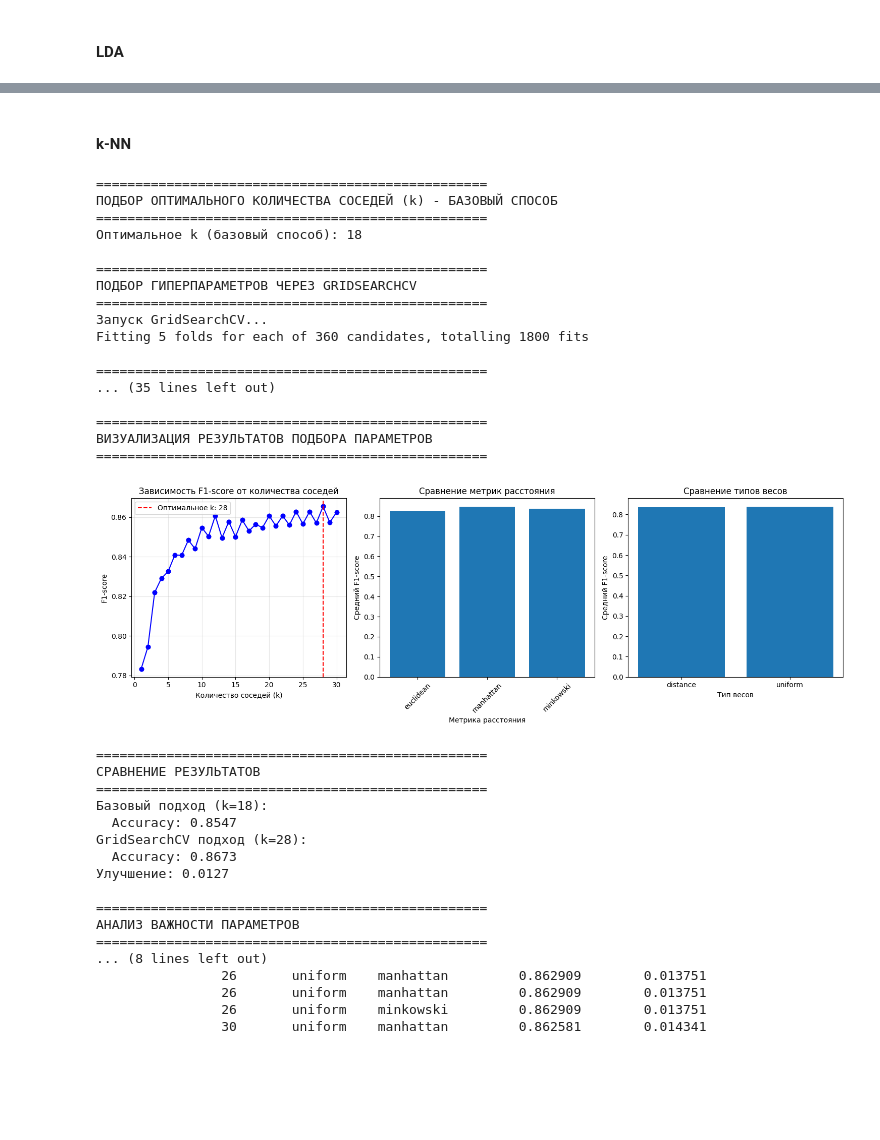
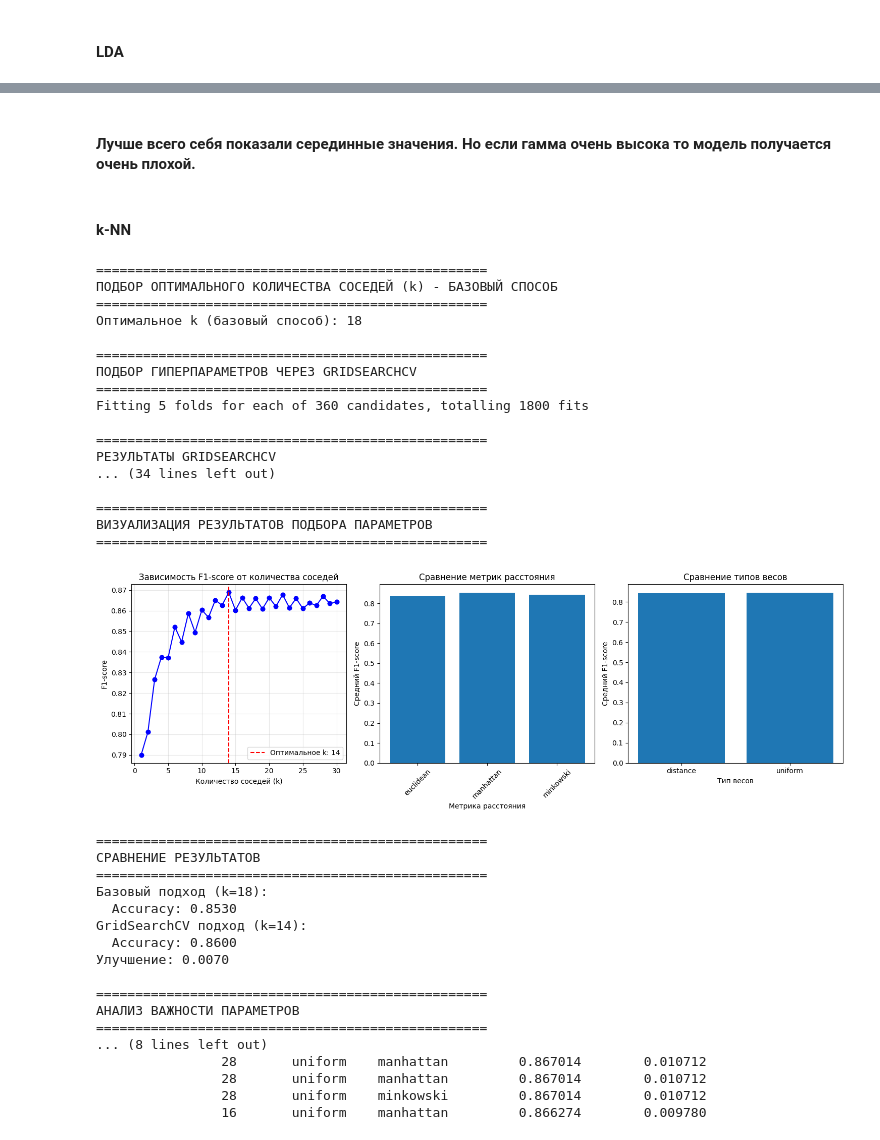
Before and after one commit to maxoncheeg/machine_learning, a Jupyter notebook: сlassification/main.ipynb, the cells around one changed output, grey strips where cells are left out. Saved outputs shown, nothing was run; the diff lists cells and outputs as text; code cells hidden in the pictures; blank space fills up the shorter version.

```diff
--- a/сlassification/main.ipynb
+++ b/сlassification/main.ipynb
@@ -932,18 +1095,16 @@ ROC-AUC: 0.9375
+# %% [markdown]
+#### Лучше всего себя показали серединные значения. Но если гамма очень высока то модель получается очень плохой.
 # %% [markdown]
 #### **k-NN**
 # %%
-
-
 X_train, X_test, y_train, y_test = train_test_split(
-    kNN_data, y, test_size=0.3, random_state=42, stratify=y
+    kNN_data, y, test_size=0.2, random_state=42, stratify=y
 )
 
-# Масштабирование признаков (ВАЖНО для k-NN!)
 scaler = StandardScaler()
 X_train_scaled = scaler.fit_transform(X_train)
 X_test_scaled = scaler.transform(X_test)
 
-# ПОДБОР ОПТИМАЛЬНОГО K БАЗОВЫМ СПОСОБОМ
 print("\n" + "="*50)
 print("ПОДБОР ОПТИМАЛЬНОГО КОЛИЧЕСТВА СОСЕДЕЙ (k) - БАЗОВЫЙ СПОСОБ")
 print("="*50)
@@ -962,16 +1123,13 @@ for k in k_range:
     train_scores.append(train_score)
     test_scores.append(test_score)
 
-# Находим оптимальное k
 optimal_k = k_range[np.argmax(test_scores)]
 print(f"Оптимальное k (базовый способ): {optimal_k}")
 
-# ПОДБОР ГИПЕРПАРАМЕТРОВ ЧЕРЕЗ GRIDSEARCHCV
 print("\n" + "="*50)
 print("ПОДБОР ГИПЕРПАРАМЕТРОВ ЧЕРЕЗ GRIDSEARCHCV")
 print("="*50)
 
-# Определяем сетку параметров
 param_grid = {
     'n_neighbors': range(1, 31),  # больше значений k
     'weights': ['uniform', 'distance'],  # тип весов
@@ -984,16 +1142,14 @@ grid_search = GridSearchCV(
     KNeighborsClassifier(),
     param_grid,
     cv=5,  # 5-кратная кросс-валидация
-    scoring='f1_weighted',  # можно изменить на 'accuracy', 'precision', 'recall'
+    scoring='f1_weighted',
     n_jobs=-1,  # использовать все ядра процессора
     verbose=1  # вывод прогресса
 )
 
-# Запускаем поиск
-print("Запуск GridSearchCV...")
 grid_search.fit(X_train_scaled, y_train)
 
-# Выводим результаты
+
 print("\n" + "="*50)
 print("РЕЗУЛЬТАТЫ GRIDSEARCHCV")
 print("="*50)
@@ -1001,27 +1157,22 @@ print("="*50)
 print(f"Лучшие параметры: {grid_search.best_params_}")
 print(f"Лучшая оценка (F1-weighted): {grid_search.best_score_:.4f}")
 
-# ОБУЧЕНИЕ ФИНАЛЬНОЙ МОДЕЛИ С ЛУЧШИМИ ПАРАМЕТРАМИ
 print("\n" + "="*50)
 print("ОБУЧЕНИЕ ФИНАЛЬНОЙ k-NN МОДЕЛИ")
 print("="*50)
 
-# Используем лучшие параметры из GridSearchCV
 knn_model = grid_search.best_estimator_
 knn_model.fit(X_train_scaled, y_train)
 
-# Предсказания на тестовых данных
 y_pred = knn_model.predict(X_test_scaled)
 y_pred_proba = knn_model.predict_proba(X_test_scaled)
 
-# ОЦЕНКА КАЧЕСТВА МОДЕЛИ
 print("\n" + "="*50)
 print("ОЦЕНКА КАЧЕСТВА МОДЕЛИ")
 print("="*50)
 
 from sklearn.metrics import accuracy_score, precision_score, recall_score, f1_score
 
-# Базовые метрики
 accuracy = accuracy_score(y_test, y_pred)
 precision = precision_score(y_test, y_pred)
 recall = recall_score(y_test, y_pred)
@@ -1032,20 +1183,17 @@ print(f"Precision: {precision:.4f}")
 print(f"Recall: {recall:.4f}")
 print(f"F1-Score: {f1:.4f}")
 
-# Детальный отчет
 print("\n" + "="*30)
 print("ДЕТАЛЬНЫЙ ОТЧЕТ КЛАССИФИКАЦИИ")
 print("="*30)
 print(classification_report(y_test, y_pred))
 
-# Матрица ошибок
 print("\n" + "="*30)
 print("МАТРИЦА ОШИБОК")
 print("="*30)
 cm = confusion_matrix(y_test, y_pred)
 print(cm)
 
-# ВИЗУАЛИЗАЦИЯ РЕЗУЛЬТАТОВ GRIDSEARCH
 print("\n" + "="*50)
 print("ВИЗУАЛИЗАЦИЯ РЕЗУЛЬТАТОВ ПОДБОРА ПАРАМЕТРОВ")
 print("="*50)
@@ -1053,18 +1201,14 @@ print("="*50)
 import matplotlib.pyplot as plt
 import pandas as pd
 
-# Создаем DataFrame с результатами
 results_df = pd.DataFrame(grid_search.cv_results_)
 
-# Визуализация зависимости от n_neighbors
 plt.figure(figsize=(15, 5))
 
-# График 1: Зависимость от количества соседей
 plt.subplot(1, 3, 1)
 best_weights = grid_search.best_params_['weights']
 best_metric = grid_search.best_params_['metric']
 
-# Фильтруем результаты для лучших weights и metric
 filtered_results = results_df[
     (results_df['param_weights'] == best_weights) &
     (results_df['param_metric'] == best_metric)
@@ -1079,7 +1223,6 @@ plt.title('Зависимость F1-score от количества сосед
 plt.legend()
 plt.grid(True, alpha=0.3)
 
-# График 2: Сравнение метрик расстояния
 plt.subplot(1, 3, 2)
 metric_scores = results_df.groupby('param_metric')['mean_test_score'].mean()
 plt.bar(metric_scores.index, metric_scores.values)
@@ -1088,7 +1231,6 @@ plt.ylabel('Средний F1-score')
 plt.title('Сравнение метрик расстояния')
 plt.xticks(rotation=45)
 
-# График 3: Сравнение типов весов
 plt.subplot(1, 3, 3)
 weight_scores = results_df.groupby('param_weights')['mean_test_score'].mean()
 plt.bar(weight_scores.index, weight_scores.values)
@@ -1099,7 +1241,6 @@ plt.title('Сравнение типов весов')
 plt.tight_layout()
 plt.show()
 
-# Сравнение с базовым подходом
 print("\n" + "="*50)
 print("СРАВНЕНИЕ РЕЗУЛЬТАТОВ")
 print("="*50)
@@ -1115,52 +1256,50 @@ grid_score = knn_model.score(X_test_scaled, y_test)
 print(f"  Accuracy: {grid_score:.4f}")
 
 improvement = grid_score - base_score
 print(f"Улучшение: {improvement:.4f}")
 
-# Анализ важности параметров
 print("\n" + "="*50)
 print("АНАЛИЗ ВАЖНОСТИ ПАРАМЕТРОВ")
 print("="*50)
 
-# Топ-10 комбинаций параметров
 top_10_results = results_df.nlargest(10, 'mean_test_score')[
     ['param_n_neighbors', 'param_weights', 'param_metric', 'mean_test_score', 'std_test_score']
 ]
 print("Топ-10 лучших комбинаций параметров:")
 print(top_10_results.to_string(index=False))
 # %% [output]
 ==================================================
 ПОДБОР ОПТИМАЛЬНОГО КОЛИЧЕСТВА СОСЕДЕЙ (k) - БАЗОВЫЙ СПОСОБ
 ==================================================
 Оптимальное k (базовый способ): 18
 
 ==================================================
 ПОДБОР ГИПЕРПАРАМЕТРОВ ЧЕРЕЗ GRIDSEARCHCV
 ==================================================
-Запуск GridSearchCV...
 Fitting 5 folds for each of 360 candidates, totalling 1800 fits
 
 ==================================================
-... (35 lines left out)
+РЕЗУЛЬТАТЫ GRIDSEARCHCV
+... (34 lines left out)
 
 ==================================================
 ВИЗУАЛИЗАЦИЯ РЕЗУЛЬТАТОВ ПОДБОРА ПАРАМЕТРОВ
 ==================================================
-[figure, old version]
+[figure, new version]
 ==================================================
 СРАВНЕНИЕ РЕЗУЛЬТАТОВ
 ==================================================
 Базовый подход (k=18):
-  Accuracy: 0.8547
-GridSearchCV подход (k=28):
-  Accuracy: 0.8673
-Улучшение: 0.0127
+  Accuracy: 0.8530
+GridSearchCV подход (k=14):
+  Accuracy: 0.8600
+Улучшение: 0.0070
 
 ==================================================
 АНАЛИЗ ВАЖНОСТИ ПАРАМЕТРОВ
 ==================================================
 ... (8 lines left out)
-                26       uniform    manhattan         0.862909        0.013751
-                26       uniform    manhattan         0.862909        0.013751
-                26       uniform    minkowski         0.862909        0.013751
-                30       uniform    manhattan         0.862581        0.014341
+                28       uniform    manhattan         0.867014        0.010712
+                28       uniform    manhattan         0.867014        0.010712
+                28       uniform    minkowski         0.867014        0.010712
+                16       uniform    manhattan         0.866274        0.009780
```
Also changed, not shown: parts of 15 cells of this notebook, 1 other file.
